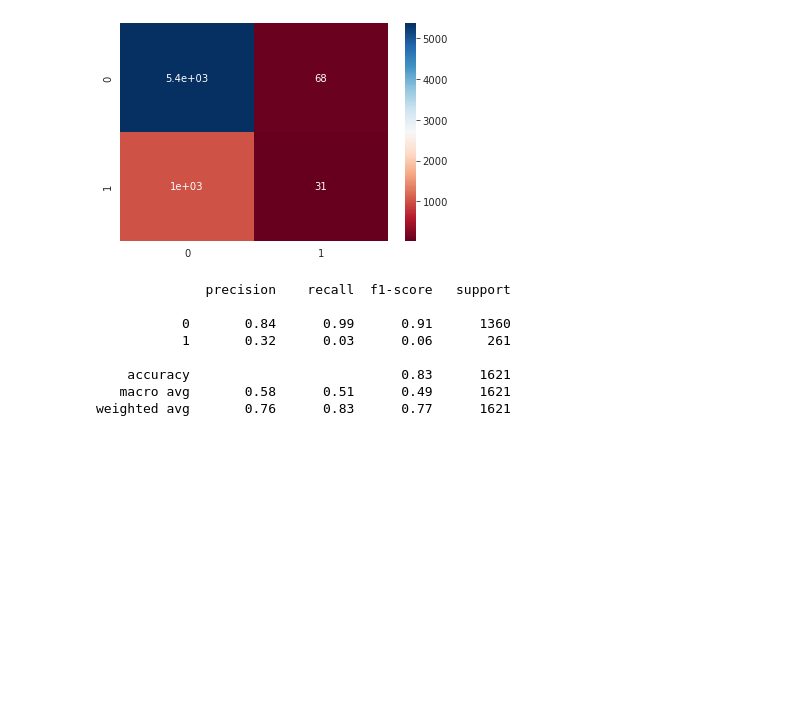
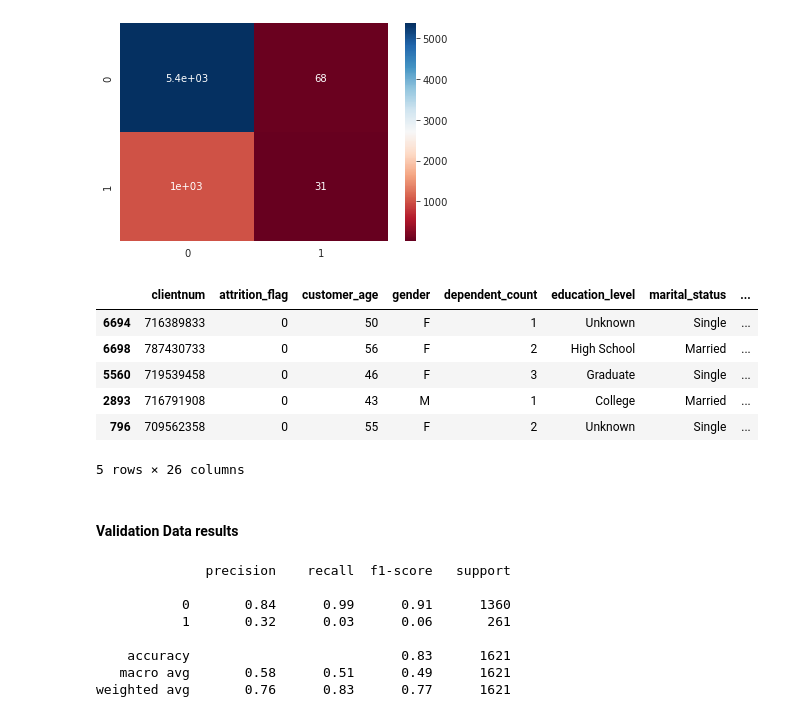
Before and after one commit to MUbarak123-56/bank-churners, a Jupyter notebook: 41-naivebayes-pipeline.ipynb, the cells around one changed output. Cells and saved outputs as stored; diff of their text form; code cells hidden in the pictures; blank space fills up the shorter version.

```diff
--- a/41-naivebayes-pipeline.ipynb
+++ b/41-naivebayes-pipeline.ipynb
@@ -112,6 +114,21 @@ sns.heatmap(conf, annot = True, cmap = "RdBu")
 # %% [output]
 <AxesSubplot:>
 [figure]
+# %%
+train["prediction"] = pred_train
+train_probs = model.predict_proba(x_train)
+train["prob_0"], train["prob_1"] = train_probs[:,0], train_probs[:,1]
+train.head()
+# %% [output]
+|  | clientnum | attrition_flag | customer_age | gender | dependent_count | education_level | marital_status | ... |
+| 6694 | 716389833 | 0 | 50 | F | 1 | Unknown | Single | ... |
+| 6698 | 787430733 | 0 | 56 | F | 2 | High School | Married | ... |
+| 5560 | 719539458 | 0 | 46 | F | 3 | Graduate | Single | ... |
+| 2893 | 716791908 | 0 | 43 | M | 1 | College | Married | ... |
+| 796 | 709562358 | 0 | 55 | F | 2 | Unknown | Single | ... |
+5 rows × 26 columns
+# %% [markdown]
+#### Validation Data results
 # %%
 pred_val = model.predict(x_val)
 print(classification_report(y_val, pred_val))
```
Also changed, not shown: parts of 4 cells of this notebook, 3 other files.
